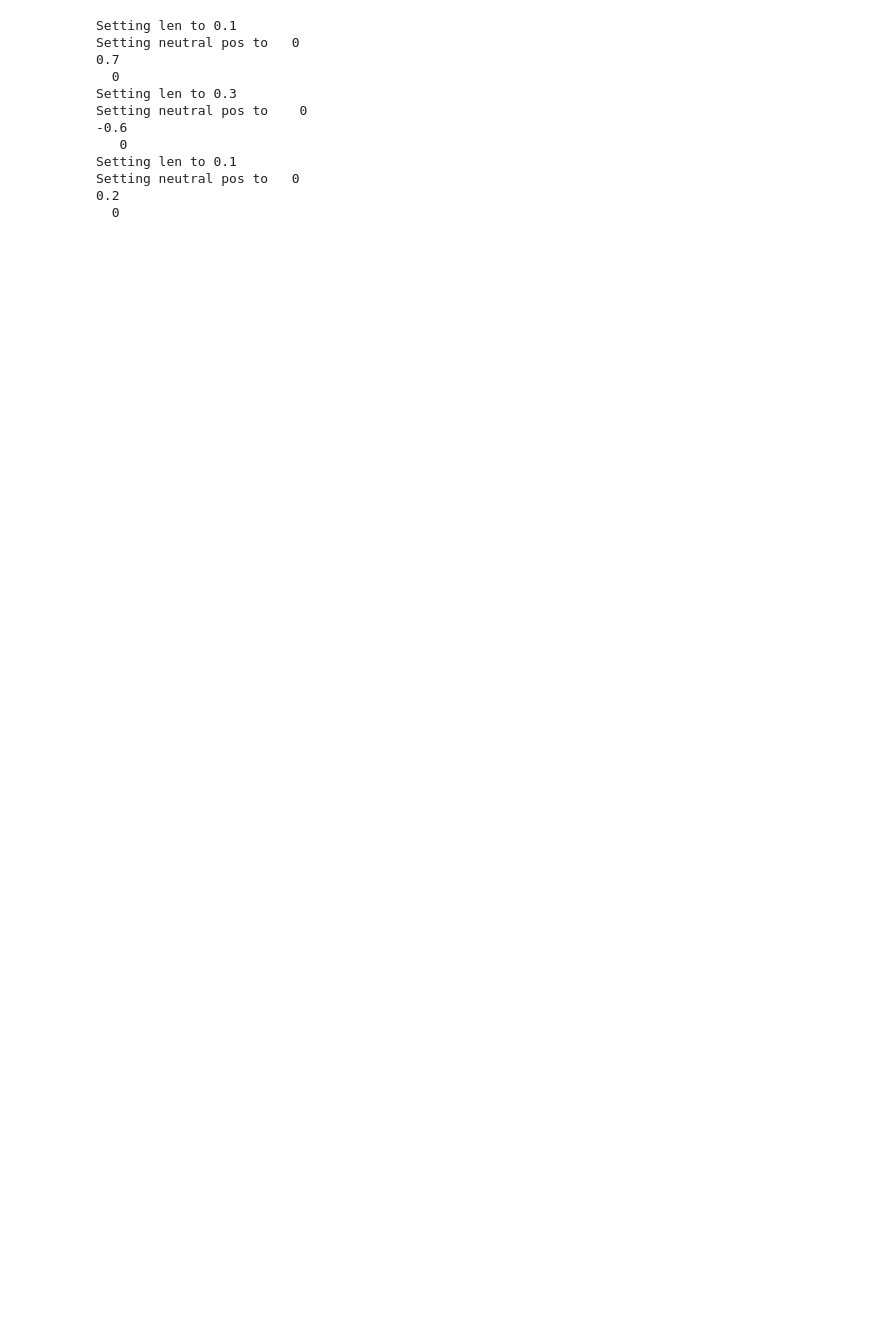
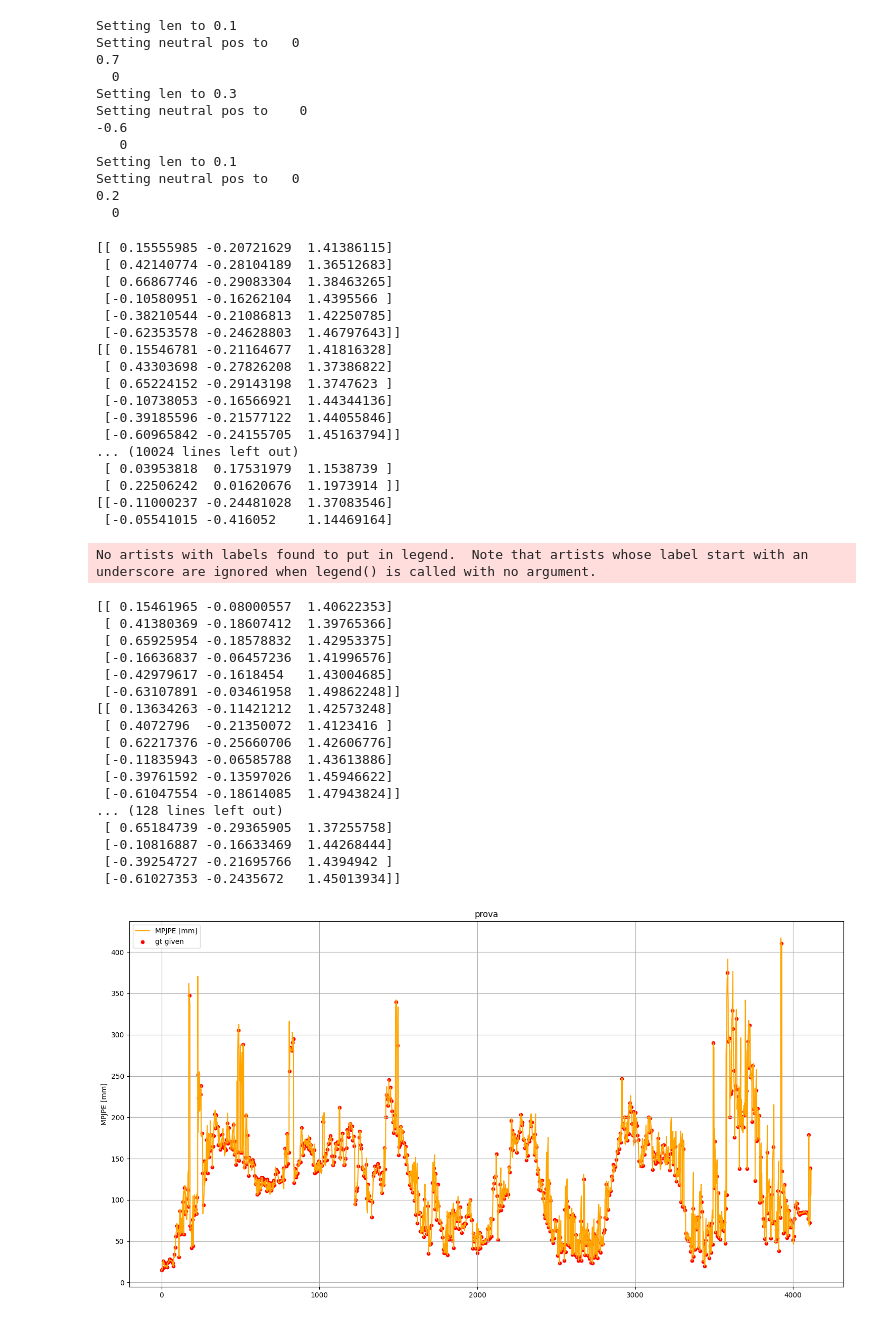
Before and after one commit to PARCO-LAB/COMETH, a Jupyter notebook: test_whole_pipeline.ipynb, the cells around one changed output. Cells and saved outputs as stored; diff of their text form; code cells hidden in the pictures; blank space fills up the shorter version.

```diff
--- a/test_whole_pipeline.ipynb
+++ b/test_whole_pipeline.ipynb
@@ -746,6 +819,8 @@ T=np.array([np.eye(4), np.eye(4), np.eye(4)])
 T[:,:3,:3]= rotation.batch_quat_to_rotmat(imu_cont.get_world_orient(['right_elbow', 'left_elbow', 'sternum'])[:,0])
 setImuWorldTransform(s,T)
 corrected = True
+errors = []
+marker_gt = new_compute_gt('s1/acting1', './totalcapture/vicon/')
 for i in range(0, imu['n_frames']):
 
     gui.nativeAPI().renderSkeleton(s._nimble)
@@ -823,30 +898,84 @@ for i in range(0, imu['n_frames']):
             cf1.correct(T[1].reshape(4,4))
             #cf2.correct(T[2].reshape(4,4))
 
         if valid_pos_right:
             cf0.correct(T[0].reshape(4,4))
             #cf2.correct(T[2].reshape(4,4)) """
 
         if valid_pos:
             cf0.correct(T[0].reshape(4,4))
             cf1.correct(T[1].reshape(4,4))
             cf2.correct(T[2].reshape(4,4))
 
 
 
 
     q = s._nimble.getPositions().copy()
     q[3:6]=start_pos[3:6]
     q_filt =  q
 
     """ if not(no_acc and valid_pos):
         if pos_target is None:
             q_filt, vel_filt, acc_filt = kf.update(q, s)
         else:
             q_filt, vel_filt, acc_filt = kf.update(q, s, [1e-2, 1e-2, 1e-1], 1e-4) """
 
     s._nimble.setPositions(q_filt)
 
+
+
+    pos_est= (s._nimble.getJointWorldPositions(s.joints)).reshape(-1,3)[[3,6,7,9,4,1],:]
+
+    print(pos_est)
+    # creating gt
+    pos_real = marker_gt[i,1:]
+    print(pos_real)
+    #pos_real = target_gt[i].reshape(-1,3)[1:4]- target_gt.reshape(-1,3)[0]
+    #[3,6,7,9,4,1]
+    pos_error = np.linalg.norm(pos_est-pos_real, axis = -1)
+    errors.append(np.mean(pos_error, axis=0).reshape(-1))
+    #print(pos_error)
     mm.append_new_pos(q_filt)
 
+
+plot_error(np.array(errors))
+
+
 mm.save_metrics()
+# %% [output]
+[[ 0.15555985 -0.20721629  1.41386115]
+ [ 0.42140774 -0.28104189  1.36512683]
+ [ 0.66867746 -0.29083304  1.38463265]
+ [-0.10580951 -0.16262104  1.4395566 ]
+ [-0.38210544 -0.21086813  1.42250785]
+ [-0.62353578 -0.24628803  1.46797643]]
+[[ 0.15546781 -0.21164677  1.41816328]
+ [ 0.43303698 -0.27826208  1.37386822]
+ [ 0.65224152 -0.29143198  1.3747623 ]
+ [-0.10738053 -0.16566921  1.44344136]
+ [-0.39185596 -0.21577122  1.44055846]
+ [-0.60965842 -0.24155705  1.45163794]]
+... (10024 lines left out)
+ [ 0.03953818  0.17531979  1.1538739 ]
+ [ 0.22506242  0.01620676  1.1973914 ]]
+[[-0.11000237 -0.24481028  1.37083546]
+ [-0.05541015 -0.416052    1.14469164]
+No artists with labels found to put in legend.  Note that artists whose label start with an underscore are ignored when legend() is called with no argument.
+[[ 0.15461965 -0.08000557  1.40622353]
+ [ 0.41380369 -0.18607412  1.39765366]
+ [ 0.65925954 -0.18578832  1.42953375]
+ [-0.16636837 -0.06457236  1.41996576]
+ [-0.42979617 -0.1618454   1.43004685]
+ [-0.63107891 -0.03461958  1.49862248]]
+[[ 0.13634263 -0.11421212  1.42573248]
+ [ 0.4072796  -0.21350072  1.4123416 ]
+ [ 0.62217376 -0.25660706  1.42606776]
+ [-0.11835943 -0.06585788  1.43613886]
+ [-0.39761592 -0.13597026  1.45946622]
+ [-0.61047554 -0.18614085  1.47943824]]
+... (128 lines left out)
+ [ 0.65184739 -0.29365905  1.37255758]
+ [-0.10816887 -0.16633469  1.44268444]
+ [-0.39254727 -0.21695766  1.4394942 ]
+ [-0.61027353 -0.2435672   1.45013934]]
+[figure, added]
```
Also changed, not shown: parts of 4 cells of this notebook, 1 other file.
